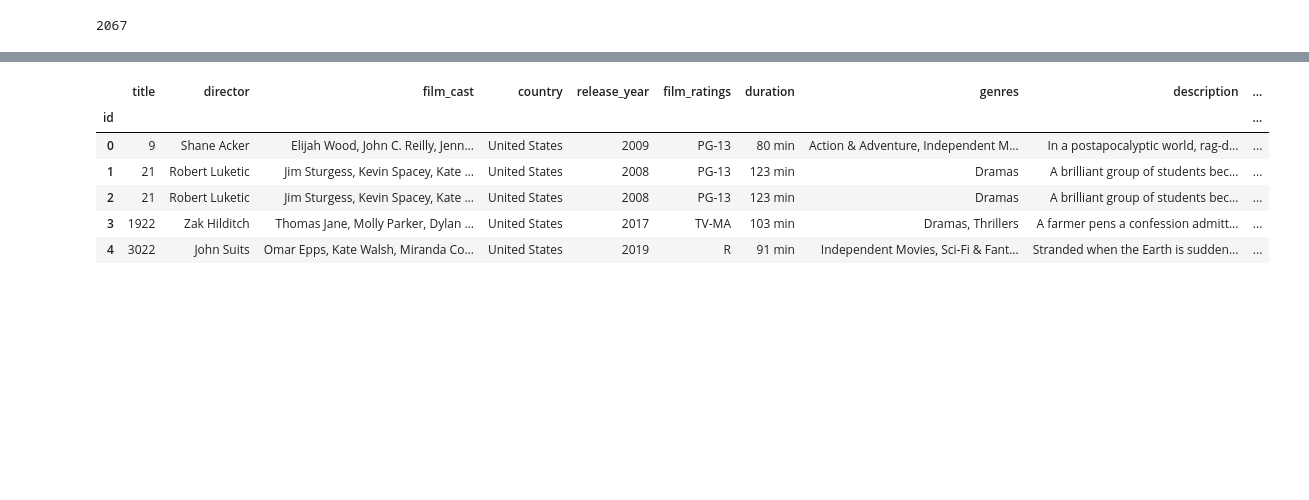
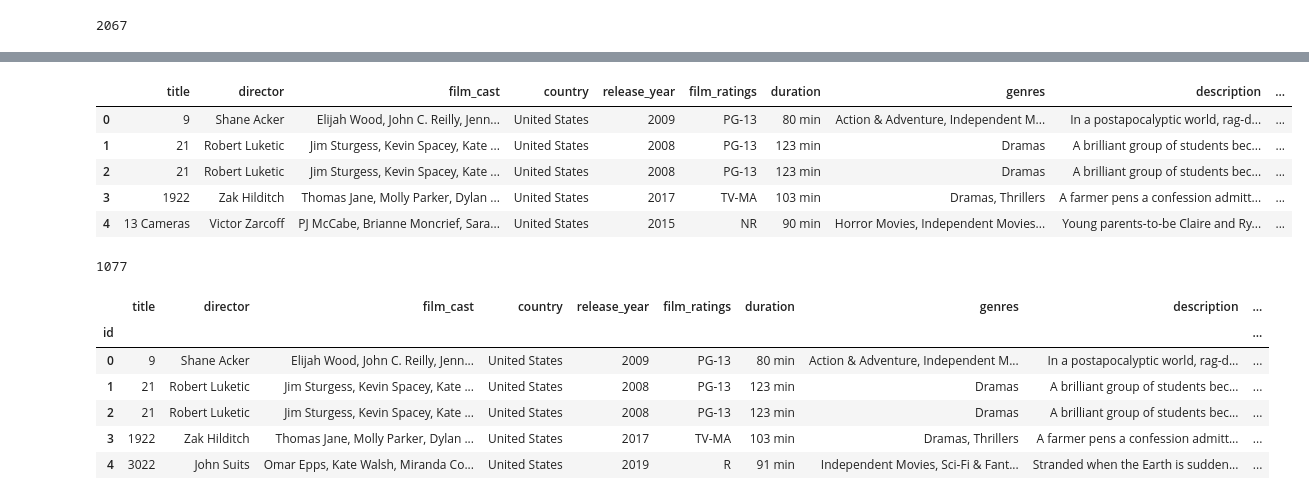
Before and after one commit to williamkewei/ETL-Project, a Jupyter notebook: ETL-Project.ipynb, the cells around one changed output, grey strips where cells are left out. Saved outputs shown, nothing was run; the diff lists cells and outputs as text; code cells hidden in the pictures; blank space fills up the shorter version.

```diff
--- a/ETL-Project.ipynb
+++ b/ETL-Project.ipynb
@@ -242,6 +202,3 @@ dtype: int64
-# %%
-# Drop when na in IMDB_rating or IMDB_number_of_votes
-netflix_IMDB = netflix_IMDB.dropna(subset=['imdb_rating', 'imdb_number_of_votes'])
 # %%
 # Check column types
 netflix_IMDB.dtypes
@@ -261,9 +217,18 @@ imdb_number_of_votes    object
 dtype: object
-# %%
-# Need to convert imdb_number_of_votes into int
-netflix_IMDB["imdb_number_of_votes"] = netflix_IMDB["imdb_number_of_votes"].str.replace(',', '').astype(int)
-# netflix_IMDB["imdb_rating"] = netflix_IMDB["imdb_rating"].str.replace(',', '').astype(int)
 # %%
 len(netflix_IMDB)
 # %% [output]
 2067
+# %%
+# Import the output of Tomato file
+tomatoes = "tomato.csv"
+tomatoes_df = pd.read_csv(tomatoes)
+
+# Drop NA and reset the index
+tomatoes_df.dropna(inplace=True)
+
+# Reset the index
+tomatoes_df = tomatoes_df.set_index("Unnamed: 0")
+
+# Preview csv
+tomatoes_df.head()
@@ -270,3 +243,18 @@ len(netflix_IMDB)
+# %%
+# Merge the ratings from tomatoes_df into the netflix_IMDB
+nf_t_imdb = pd.merge(netflix_IMDB, tomatoes_df, how='inner', on='title')
+nf_t_imdb.head()
+# %% [output]
+|  | title | director | film_cast | country | release_year | film_ratings | duration | genres | description | ... |
+| 0 | 9 | Shane Acker | Elijah Wood, John C. Reilly, Jenn... | United States | 2009 | PG-13 | 80 min | Action & Adventure, Independent M... | In a postapocalyptic world, rag-d... | ... |
+| 1 | 21 | Robert Luketic | Jim Sturgess, Kevin Spacey, Kate ... | United States | 2008 | PG-13 | 123 min | Dramas | A brilliant group of students bec... | ... |
+| 2 | 21 | Robert Luketic | Jim Sturgess, Kevin Spacey, Kate ... | United States | 2008 | PG-13 | 123 min | Dramas | A brilliant group of students bec... | ... |
+| 3 | 1922 | Zak Hilditch | Thomas Jane, Molly Parker, Dylan ... | United States | 2017 | TV-MA | 103 min | Dramas, Thrillers | A farmer pens a confession admitt... | ... |
+| 4 | 13 Cameras | Victor Zarcoff | PJ McCabe, Brianne Moncrief, Sara... | United States | 2015 | NR | 90 min | Horror Movies, Independent Movies... | Young parents-to-be Claire and Ry... | ... |
+# %%
+len(nf_t_imdb)
+# %% [output]
+1077
 # %%
 # Reset index again just before import the data into sql
 netflix_IMDB = netflix_IMDB.reset_index(drop=True)
```
Also changed, not shown: parts of 15 cells of this notebook.
